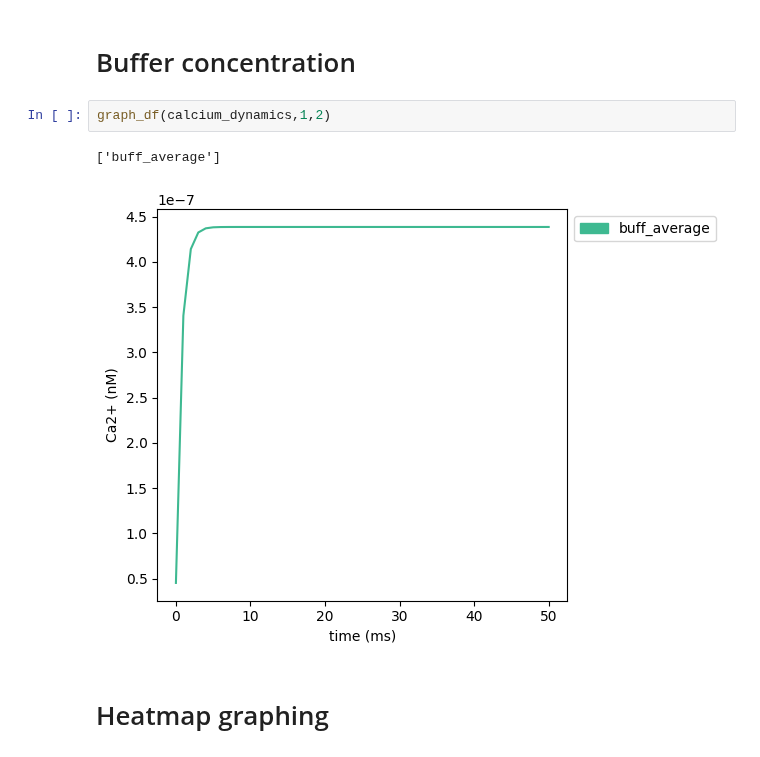
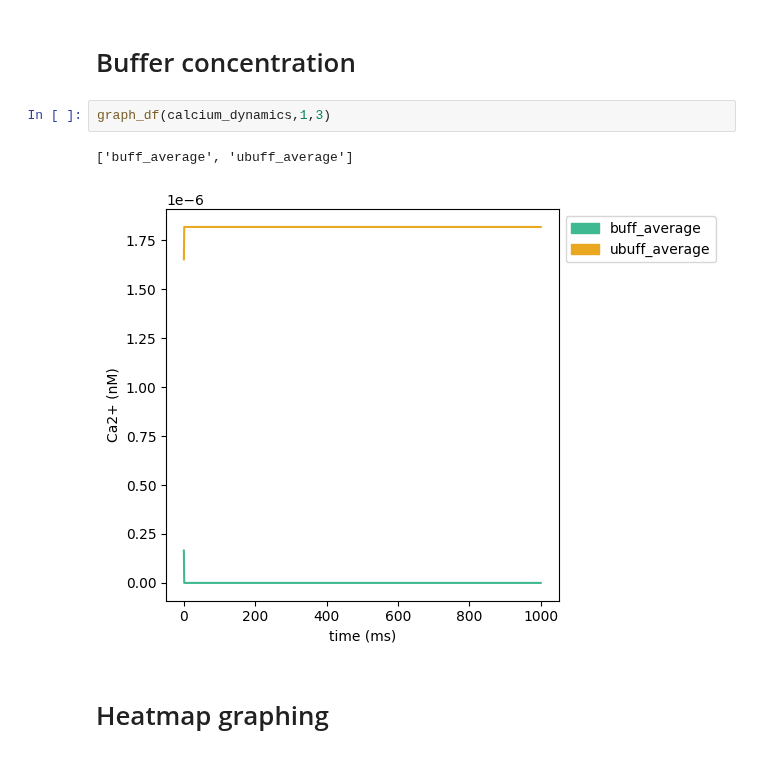
Before and after one commit to apapangelapeng/Neuron-Model, a Jupyter notebook: python_code/2d_Piezo_Channel.ipynb, the cells around one changed output. Cells and saved outputs as stored; diff of their text form.

```diff
--- a/python_code/2d_Piezo_Channel.ipynb
+++ b/python_code/2d_Piezo_Channel.ipynb
@@ -45,10 +45,10 @@ graph_df(calcium_dynamics,0,1)
 # %% [markdown]
 # Buffer concentration
 # %%
-graph_df(calcium_dynamics,1,2)
+graph_df(calcium_dynamics,1,3)
 # %% [output]
-['buff_average']
+['buff_average', 'ubuff_average']
-[figure, old version]
+[figure, new version]
 # %% [markdown]
 # Heatmap graphing
 # %%
```
Also changed, not shown: parts of 1 cell of this notebook, 1 other file.
